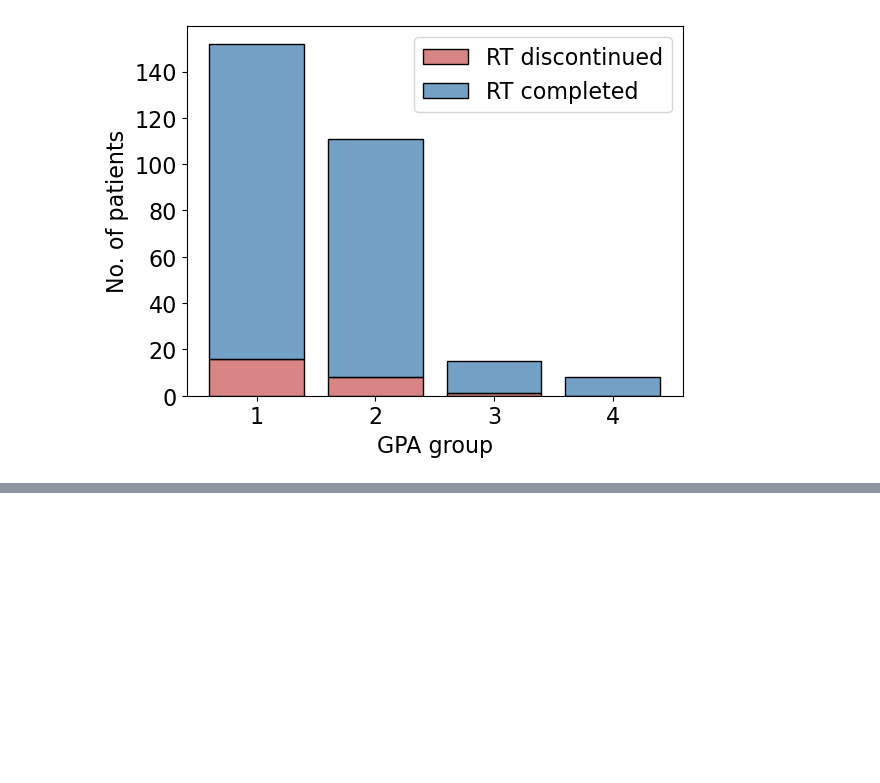
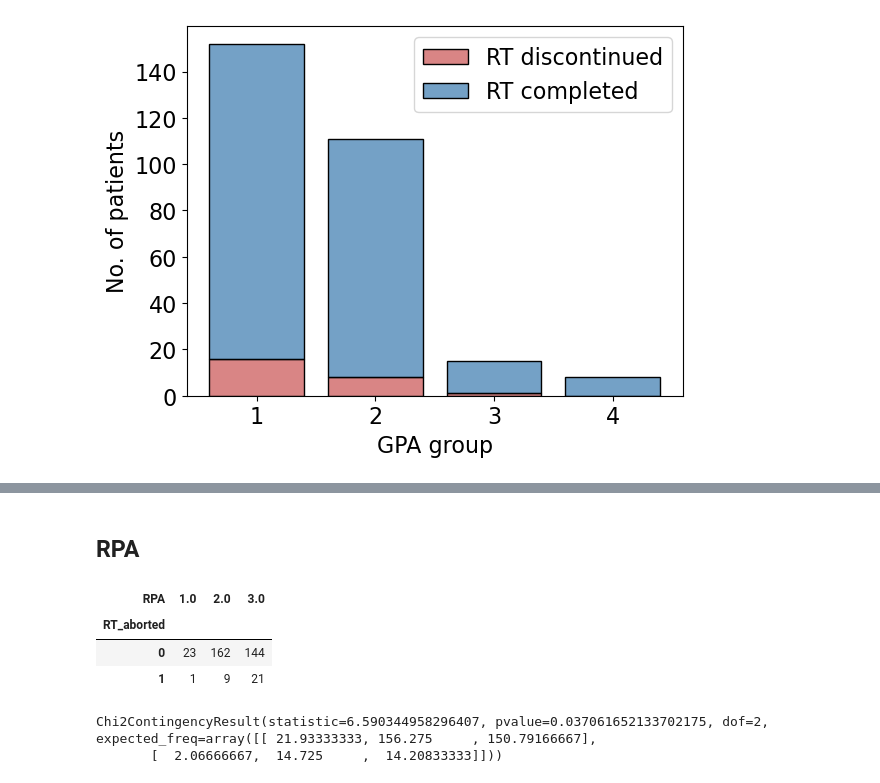
Before and after one commit to windisch-paul/rt-treatment-discontinuation, a Jupyter notebook: analysis.ipynb, the cells around one changed output, grey strips where cells are left out. Drawn from its saved outputs; the diff is of its cells as text; code cells hidden in the pictures; blank space fills up the shorter version.

```diff
--- a/analysis.ipynb
+++ b/analysis.ipynb
@@ -530,0 +559,16 @@ fig.savefig("plots/GPA.png", bbox_inches='tight')
+# %% [markdown]
+## RPA
+# %%
+rpa_crosstab = pd.crosstab(df["RT_aborted"], df["RPA"], margins=False)
+rpa_crosstab
+# %% [output]
+| RPA | 1.0 | 2.0 | 3.0 |
+| RT_aborted |  |  |  |
+| 0 | 23 | 162 | 144 |
+| 1 | 1 | 9 | 21 |
+# %%
+rpa = chi2_contingency(rpa_crosstab)
+rpa
+# %% [output]
+Chi2ContingencyResult(statistic=6.590344958296407, pvalue=0.037061652133702175, dof=2, expected_freq=array([[ 21.93333333, 156.275     , 150.79166667],
+       [  2.06666667,  14.725     ,  14.20833333]]))
```
Also changed, not shown: parts of 6 cells of this notebook.
